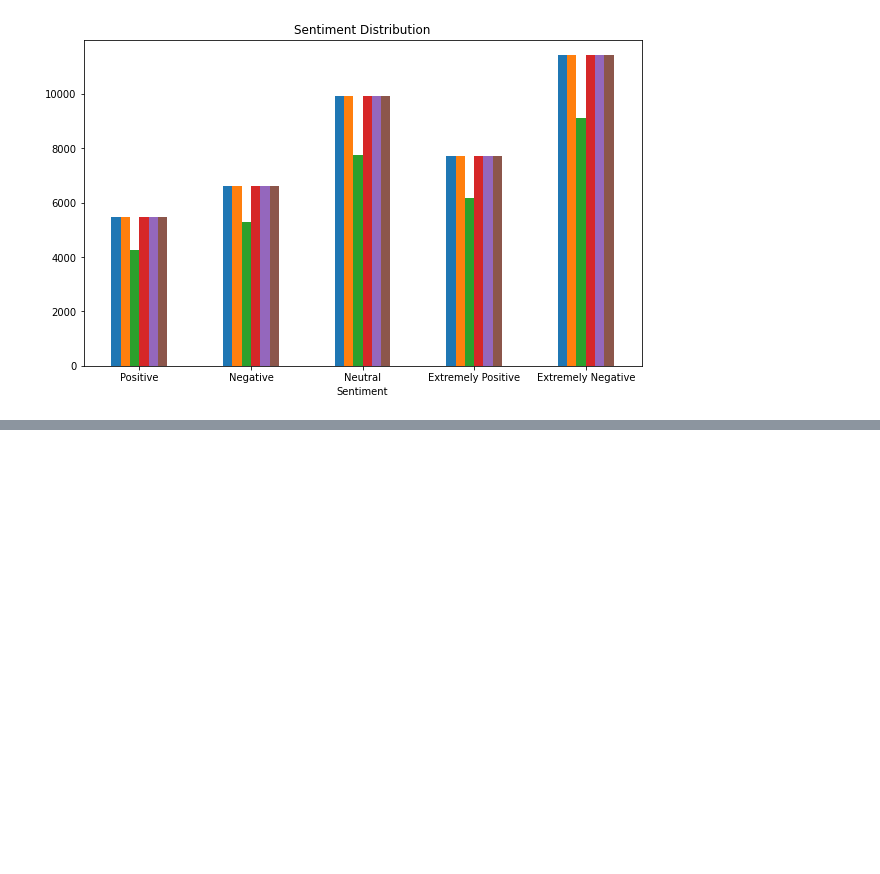
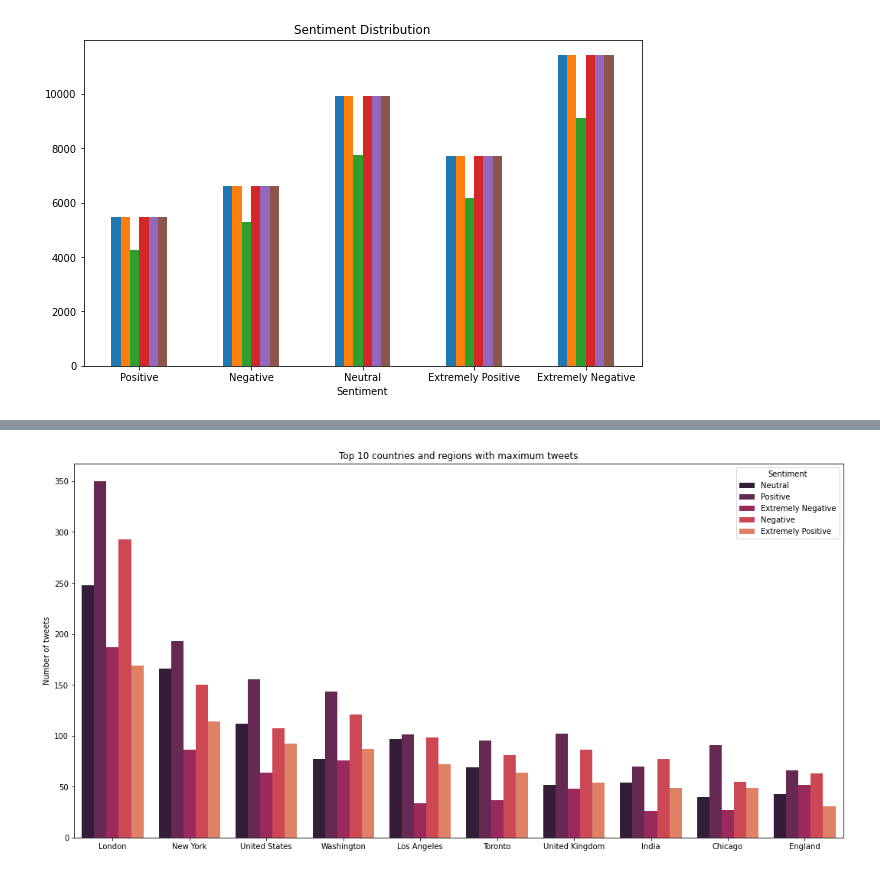
Before and after one commit to Dhineshks/nlp-workouts, a Jupyter notebook: Classification/visualize.ipynb, the cells around one changed output, grey strips where cells are left out. Cells and saved outputs as stored; diff of their text form; code cells hidden in the pictures; blank space fills up the shorter version.

```diff
--- a/Classification/visualize.ipynb
+++ b/Classification/visualize.ipynb
@@ -156,2 +160,2 @@ fig.show()
 # %%
-# train_data['Location'] = train_data['Location'].astype(str).str.lower()
+train_data.Location = train_data.Location.str.split(',').str[0]
@@ -175,3 +177,17 @@ fig.show()
+# %%
+plt.figure(figsize=(18, 9))
+location = sns.countplot(x= 'Location', data= train_data, hue="Sentiment", order=train_data.Location.value_counts()[:10].index)
+location.set_title("Top 10 countries and regions with maximum tweets", y=1)
+
+def axis_labels(ax):
+    ax.set_ylabel("Number of tweets")
+    ax.set_xlabel("")
+
+axis_labels(location)
+
+plt.show()
+# %% [output]
+[figure, added]
 # %%
 ind_loc = train_data[train_data['Location']== "India"]
 ind_loc = ind_loc.groupby(['Sentiment'], as_index=False).count()
```
Also changed, not shown: parts of 20 cells of this notebook.
